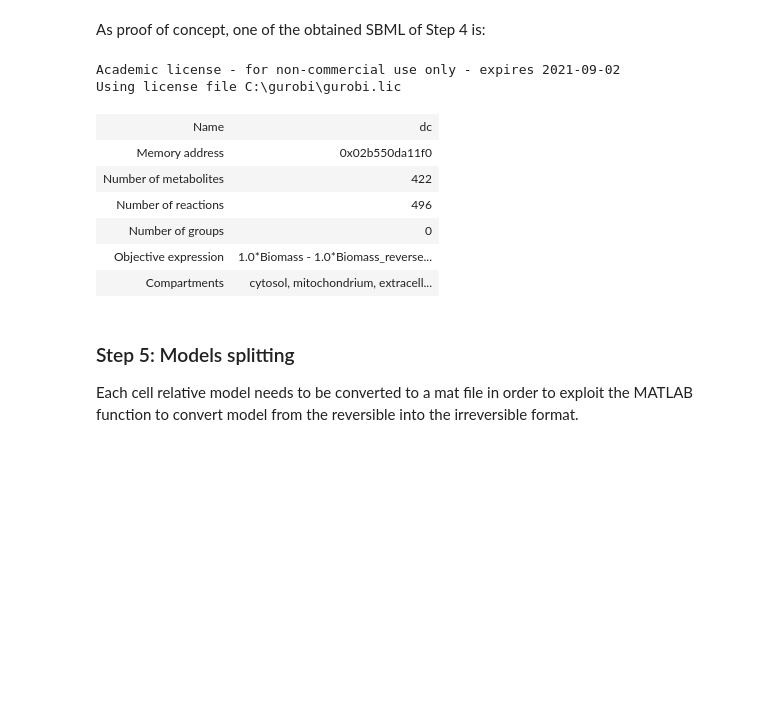
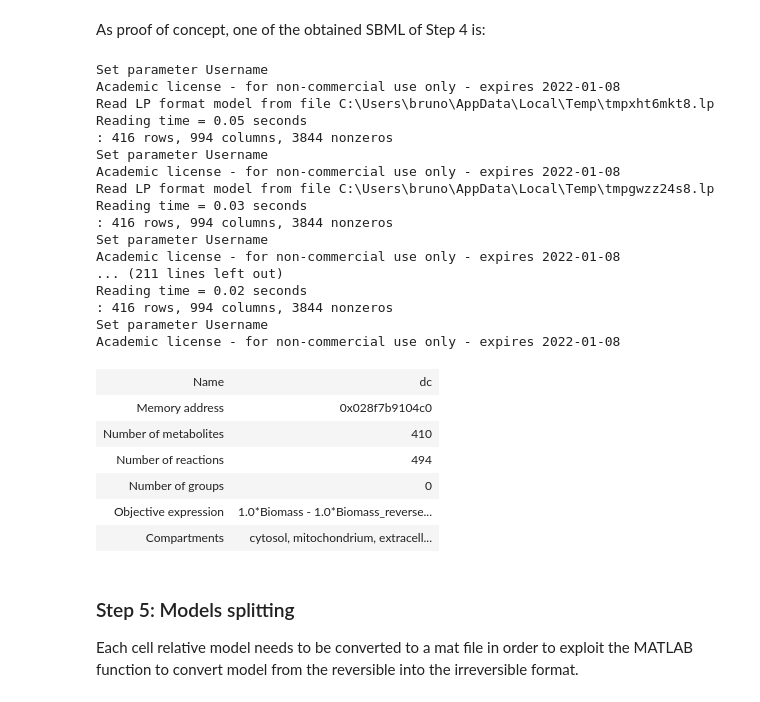
Before and after one commit to qLSLab/integrate, a Jupyter notebook: tutorial_integrate.ipynb, the cells around one changed output. Cells and saved outputs as stored; diff of their text form; code cells hidden in the pictures; blank space fills up the shorter version.

```diff
--- a/tutorial_integrate.ipynb
+++ b/tutorial_integrate.ipynb
@@ -146,15 +159,30 @@ Reading time = 0.01 seconds
 As proof of concept, one of the obtained SBML of Step 4 is:
 # %%
 import cobra as cb
-model = cb.io.read_sbml_model(os.path.join(MODELDIR, 'ENGRO2_MCF102A.xml'))
+model = cb.io.read_sbml_model(os.path.join(MODELDIR, 'ENGRO2_MDAMB361.xml'))
 model
 # %% [output]
-Academic license - for non-commercial use only - expires 2021-09-02
-Using license file C:\gurobi\gurobi.lic
+Set parameter Username
+Academic license - for non-commercial use only - expires 2022-01-08
+Read LP format model from file C:\Users\bruno\AppData\Local\Temp\tmpxht6mkt8.lp
+Reading time = 0.05 seconds
+: 416 rows, 994 columns, 3844 nonzeros
+Set parameter Username
+Academic license - for non-commercial use only - expires 2022-01-08
+Read LP format model from file C:\Users\bruno\AppData\Local\Temp\tmpgwzz24s8.lp
+Reading time = 0.03 seconds
+: 416 rows, 994 columns, 3844 nonzeros
+Set parameter Username
+Academic license - for non-commercial use only - expires 2022-01-08
+... (211 lines left out)
+Reading time = 0.02 seconds
+: 416 rows, 994 columns, 3844 nonzeros
+Set parameter Username
+Academic license - for non-commercial use only - expires 2022-01-08
 | Name | dc |
-| Memory address | 0x02b550da11f0 |
-| Number of metabolites | 422 |
-| Number of reactions | 496 |
+| Memory address | 0x028f7b9104c0 |
+| Number of metabolites | 410 |
+| Number of reactions | 494 |
 | Number of groups | 0 |
 | Objective expression | 1.0*Biomass - 1.0*Biomass_reverse... |
 | Compartments | cytosol, mitochondrium, extracell... |
```
Also changed, not shown: parts of 34 cells of this notebook, 3 other files.
